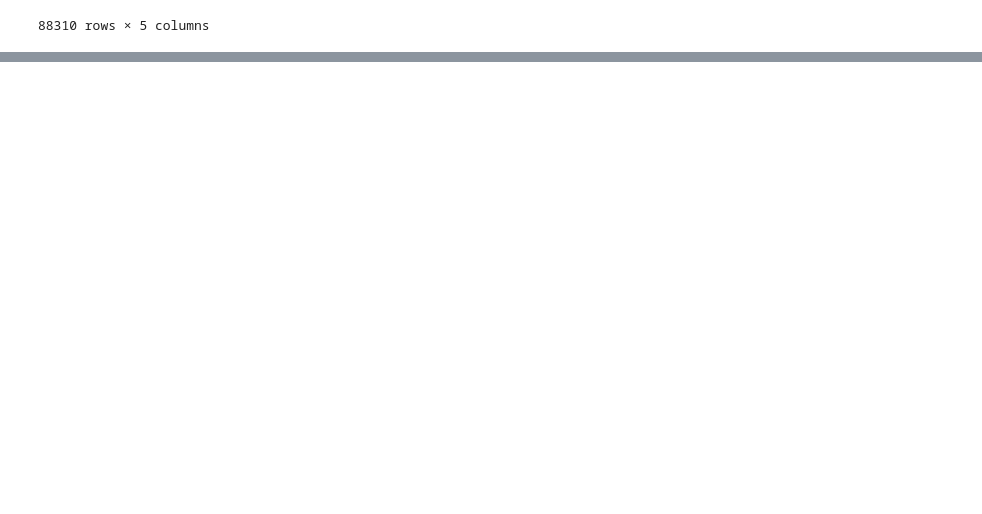
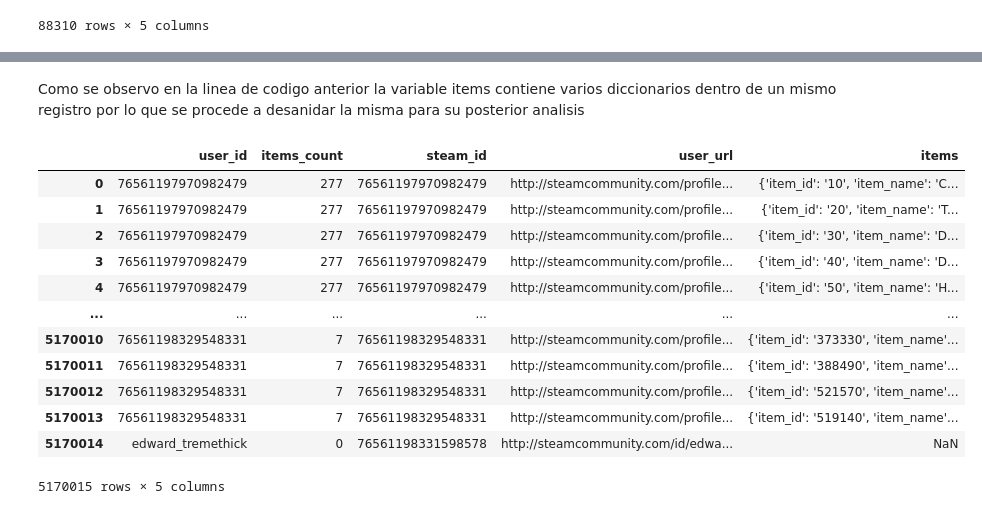
Before and after one commit to ASGuzman/PI_MLOps_Steam, a Jupyter notebook: 03_ETL_user_items.ipynb, the cells around one changed output, grey strips where cells are left out. Drawn from its saved outputs; the diff is of its cells as text; code cells hidden in the pictures; blank space fills up the shorter version.

```diff
--- a/03_ETL_user_items.ipynb
+++ b/03_ETL_user_items.ipynb
@@ -38,0 +106,19 @@ df_items
+# %% [markdown]
+Como se observo en la linea de codigo anterior la variable items contiene varios diccionarios dentro de un mismo registro por lo que se procede a desanidar la misma para su posterior analisis
+# %%
+df_items= df_items.explode("items").reset_index(drop=True)
+df_items
+# %% [output]
+|  | user_id | items_count | steam_id | user_url | items |
+| 0 | 76561197970982479 | 277 | 76561197970982479 | http://steamcommunity.com/profile... | {'item_id': '10', 'item_name': 'C... |
+| 1 | 76561197970982479 | 277 | 76561197970982479 | http://steamcommunity.com/profile... | {'item_id': '20', 'item_name': 'T... |
+| 2 | 76561197970982479 | 277 | 76561197970982479 | http://steamcommunity.com/profile... | {'item_id': '30', 'item_name': 'D... |
+| 3 | 76561197970982479 | 277 | 76561197970982479 | http://steamcommunity.com/profile... | {'item_id': '40', 'item_name': 'D... |
+| 4 | 76561197970982479 | 277 | 76561197970982479 | http://steamcommunity.com/profile... | {'item_id': '50', 'item_name': 'H... |
+| ... | ... | ... | ... | ... | ... |
+| 5170010 | 76561198329548331 | 7 | 76561198329548331 | http://steamcommunity.com/profile... | {'item_id': '373330', 'item_name'... |
+| 5170011 | 76561198329548331 | 7 | 76561198329548331 | http://steamcommunity.com/profile... | {'item_id': '388490', 'item_name'... |
+| 5170012 | 76561198329548331 | 7 | 76561198329548331 | http://steamcommunity.com/profile... | {'item_id': '521570', 'item_name'... |
+| 5170013 | 76561198329548331 | 7 | 76561198329548331 | http://steamcommunity.com/profile... | {'item_id': '519140', 'item_name'... |
+| 5170014 | edward_tremethick | 0 | 76561198331598578 | http://steamcommunity.com/id/edwa... | NaN |
+5170015 rows × 5 columns
```
Also changed, not shown: parts of 17 cells of this notebook.
